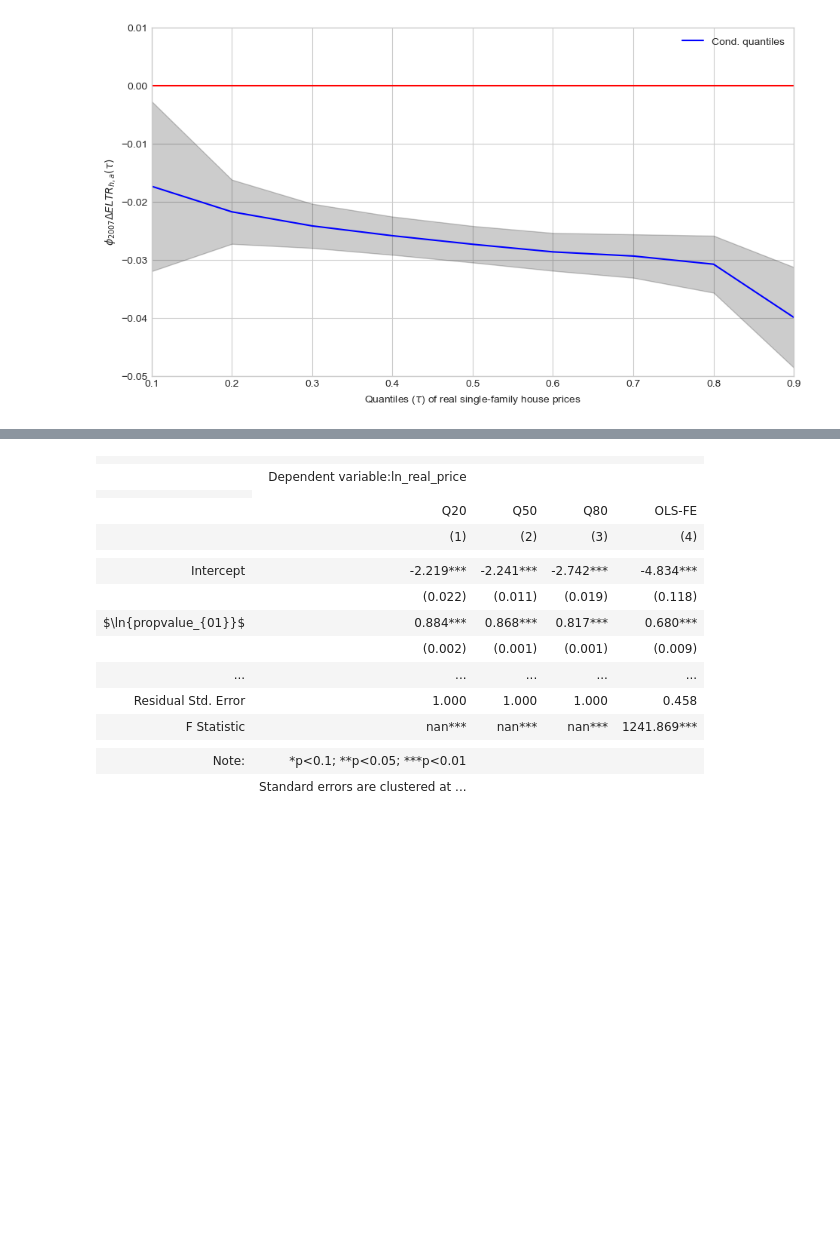
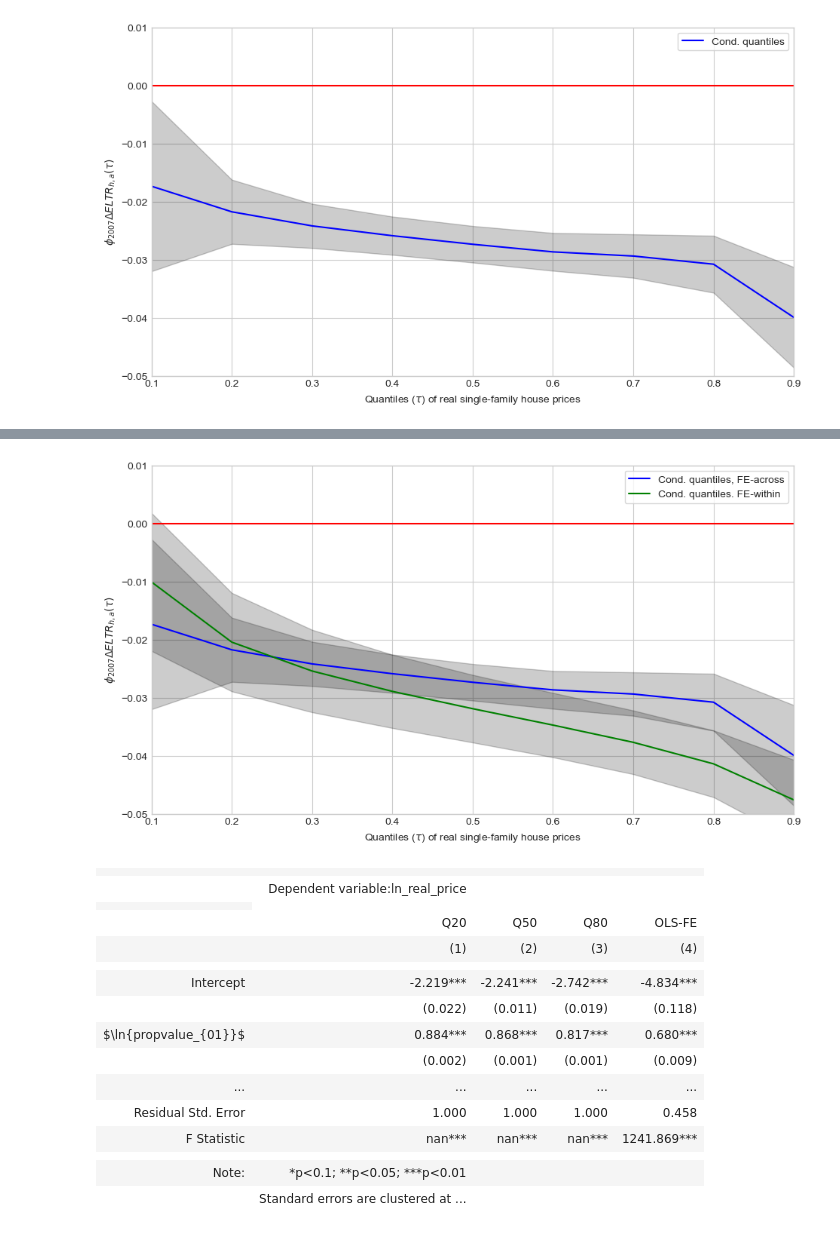
Before and after one commit to jorgenhost/No_taxation_without_capitalization, a Jupyter notebook: 5_main.ipynb, the cells around one changed output, grey strips where cells are left out. Cells and saved outputs as stored; diff of their text form; code cells hidden in the pictures; blank space fills up the shorter version.

Commit message:
included within-FE-quantiles from stata

```diff
--- a/5_main.ipynb
+++ b/5_main.ipynb
@@ -628,0 +659,10 @@ plt.show()
+# %%
+list_of_dfs = []
+
+for quant in range(10, 90+10, 10):
+    df = pd.read_stata(f'models/quant_est_{quant}.dta')
+    list_of_dfs.append(df)
+
+quantiles_within_fe = pd.concat(list_of_dfs)
+quantiles_within_fe.q = quantiles_within_fe.q/100
+quantiles_within_fe
@@ -629,3 +680,21 @@ plt.show()
+# %%
+param_name = r'$\phi_{2007} \Delta E L T R_{h, a}(\tau)$'
+
+n = models_fe_across.shape[0]
+p1 = plt.plot(models_fe_across.q, models_fe_across.year2007_delta_tax_eff, color="blue", label="Cond. quantiles, FE-across")
+plt.fill_between(models_fe_across.q, models_fe_across.ub, models_fe_across.lb, alpha=0.2, color="black")
+p2 = plt.plot(quantiles_within_fe.q, quantiles_within_fe.b, color="green", label="Cond. quantiles. FE-within")
+plt.fill_between(quantiles_within_fe.q, quantiles_within_fe.ul, quantiles_within_fe.ll, alpha=0.2, color="black")
+plt.ylabel(param_name)
+plt.xlabel(r"Quantiles ($\tau$) of real single-family house prices")
+plt.axhline(0, color='red')
+plt.xlim(0.1, 0.9)
+plt.ylim(-0.05, 0.01)
+plt.legend(frameon=True)
+plt.savefig('figs/fig_quant_reg_res_fe_within_v_across.pdf', bbox_inches='tight')
+plt.show()
+# %% [output]
+[figure, added]
 # %%
 models_fe_across.to_parquet('models/quantiles_fe_across.pq')
 # %%
```
Also changed, not shown: parts of 16 cells of this notebook, 19 other files.
